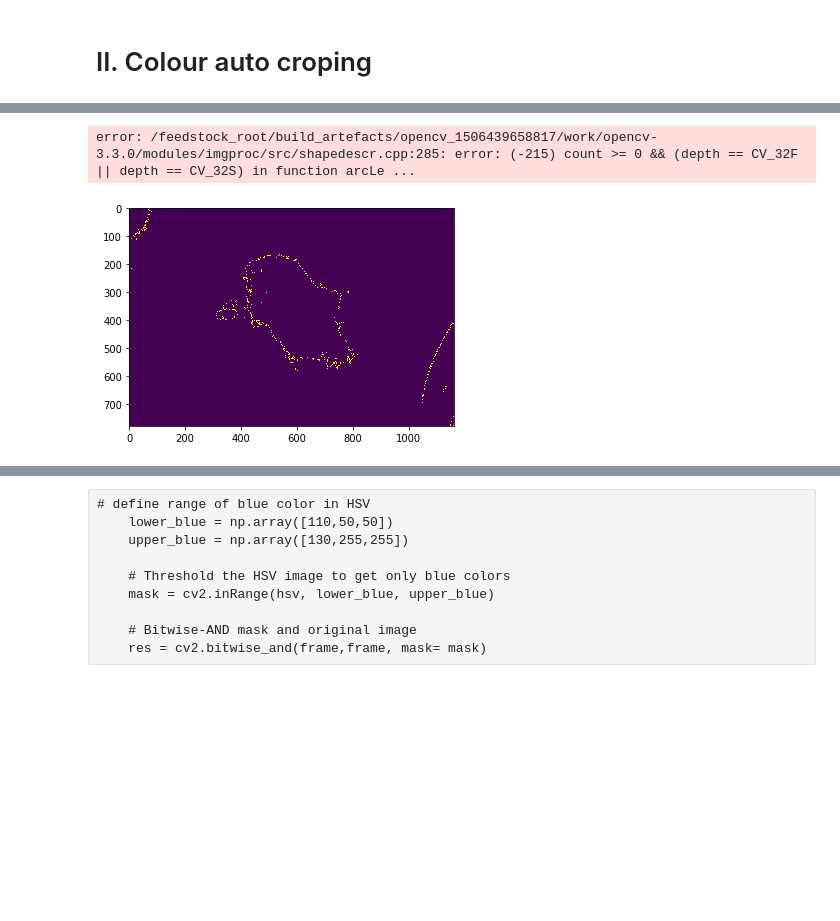
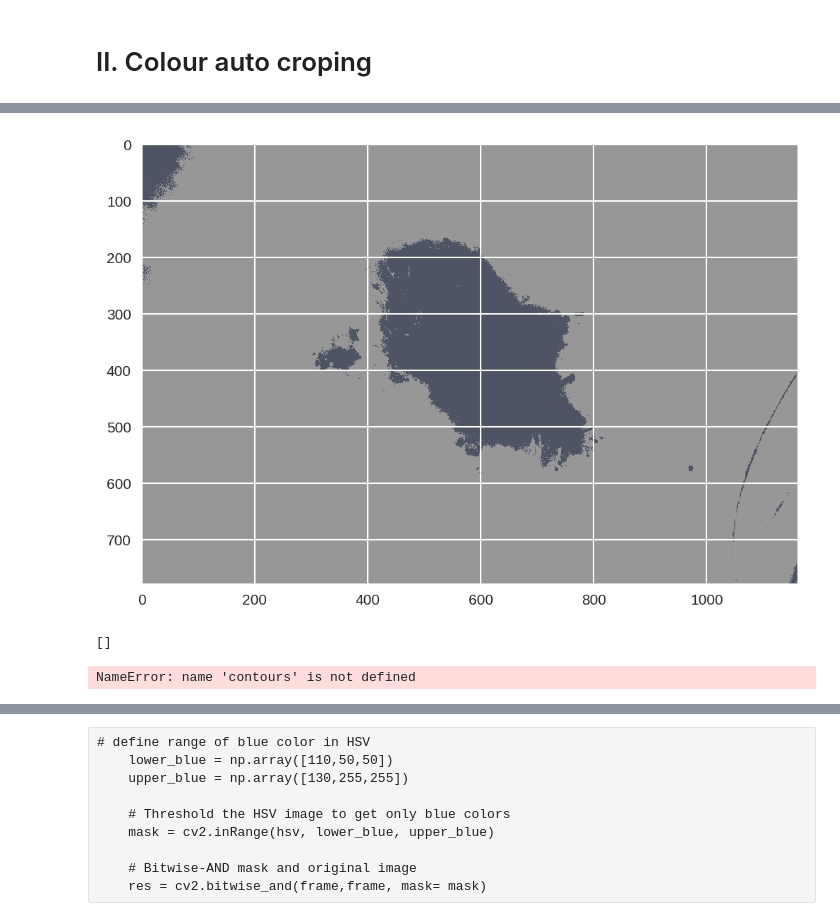
Before and after one commit to dvp-tran/skin_cancer, a Jupyter notebook: paul/00 - Data Formating v1-bis.ipynb, the cells around one changed output, grey strips where cells are left out. Drawn from its saved outputs; the diff is of its cells as text; code cells hidden in the pictures; blank space fills up the shorter version.

```diff
--- a/paul/00 - Data Formating v1-bis.ipynb
+++ b/paul/00 - Data Formating v1-bis.ipynb
@@ -292,19 +299,49 @@ Wall time: 5.38 s
 # %%
 #test_ = cv2.convertScaleAbs(test)
-bilateral_filtered_image = cv2.bilateralFilter(test, 5, 175, 175)
-edge_detected_image = cv2.Canny(bilateral_filtered_image, 75, 200)
-plt.imshow(edge_detected_image)
-cnts= cv2.findContours(edge_detected_image.copy(), cv2.RETR_TREE, cv2.CHAIN_APPROX_SIMPLE)
+#bilateral_filtered_image = cv2.bilateralFilter(test, 5, 175, 175)
+img = cv2.cvtColor(test, cv2.COLOR_BGR2GRAY)
+img = cv2.GaussianBlur(img, (5, 5), 0)
+t = 5
+(t, binary) = cv2.threshold(img, t, 255, cv2.THRESH_BINARY)
+cnts= cv2.findContours(binary.copy(), cv2.RETR_TREE, cv2.CHAIN_APPROX_SIMPLE) # RETR_EXTERNAL /RETR_TREE
 contour_list = []
-for contour in cnts[0]:
+for contour in cnts[1]:
+    #hull = cv2.convexHull(contour)
     approx = cv2.approxPolyDP(contour,0.01*cv2.arcLength(contour,True),True)
     area = cv2.contourArea(contour)
     if ((len(approx) > 8) & (area > 30) ):
         contour_list.append(contour)
 
-cv2.drawContours(test, contour_list,  -1, (255,0,0), 2)
-cv2.imshow('Objects Detected',test)
+boxes = []
+for c in contour_list:
+    (x, y, w, h) = cv2.boundingRect(c)
+    boxes.append((x, y, w, h))
+    cv2.rectangle(mask, (x, y), (x + w, y + h), (255, 255, 255), -1)
+
+#cv2.drawContours(test, contour_list,  -1, (255,0,0), 2)
+#cv2.imshow('Objects Detected',test)
 #plt.imshow(contours)
-# %% [output]
-error: /feedstock_root/build_artefacts/opencv_1506439658817/work/opencv-3.3.0/modules/imgproc/src/shapedescr.cpp:285: error: (-215) count >= 0 && (depth == CV_32F || depth == CV_32S) in function arcLe ...
-[figure, removed]
+# %%
+#plot boxes
+import matplotlib.patches as patches
+
+
+im = test
+# Create figure and axes
+fig,ax = plt.subplots(1,figsize=(8,7),dpi=150)
+
+# Display the image
+ax.imshow(im)
+
+# Create a Rectangle patch
+for (x,y,w,h) in boxes:
+    rect = patches.Rectangle((x,y),w,h,linewidth=4,edgecolor='r',facecolor='none')
+    ax.add_patch(rect)
+
+plt.show()
+# %% [output]
+[figure, added]
+# %%
+boxes
+# %% [output]
+[]
@@ -319,6 +358,8 @@ for contour_line in contours:
 x1, x2, y1, y2 = min(x), max(x), min(y), max(y)
 
 cropped = img[y1:y2, x1:x2]
+# %% [output]
+NameError: name 'contours' is not defined
 # %%
 %%time
 #plot description
```
Also changed, not shown: parts of 13 cells of this notebook.
